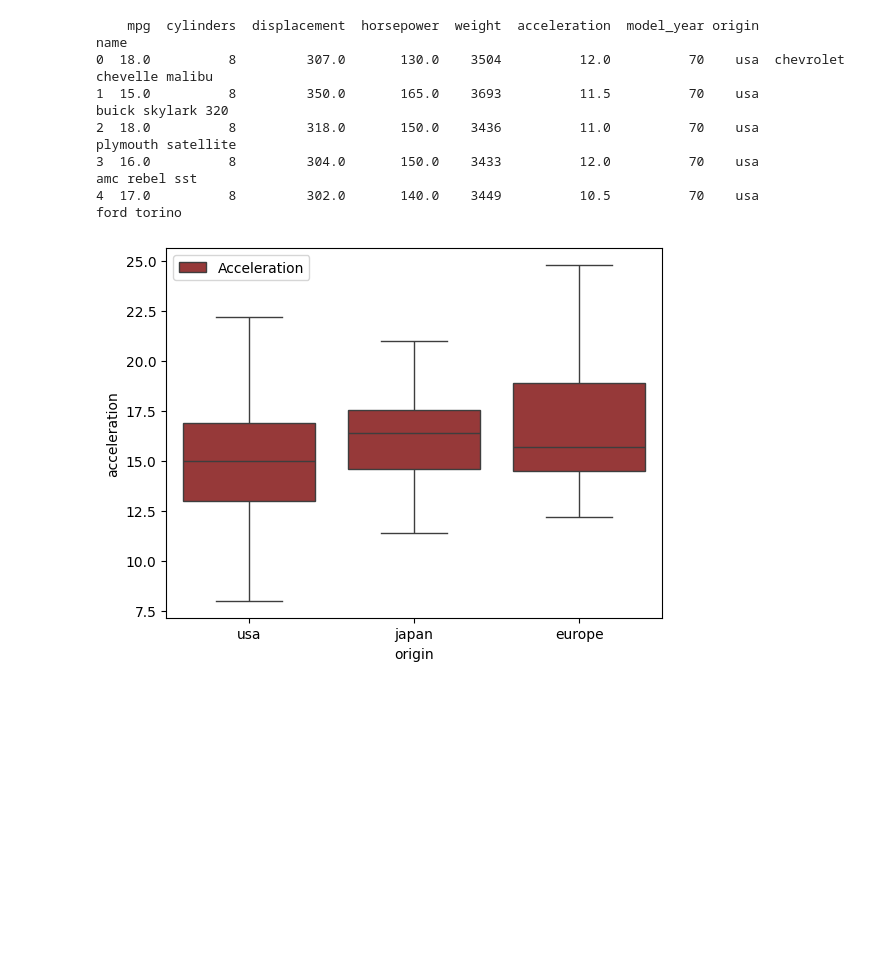
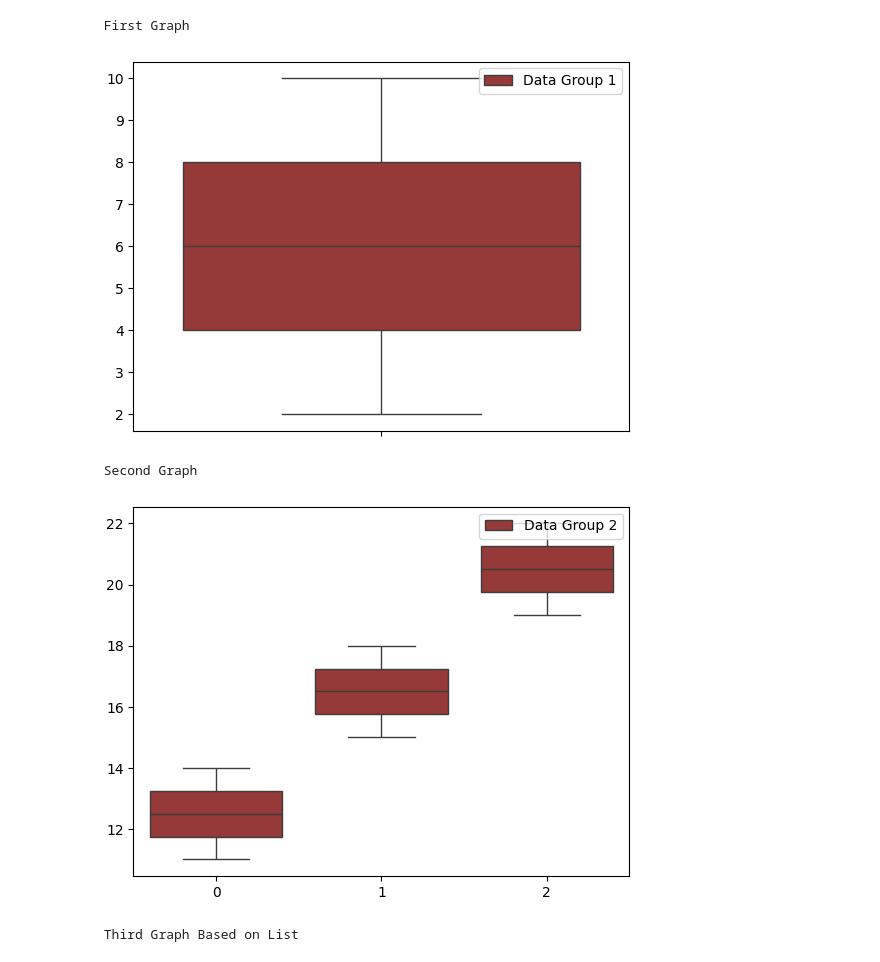
Before and after one commit to Triveni18/Python, a Jupyter notebook: Seaborn/SeabornBoxplot01.ipynb, the cells around one changed output. Drawn from its saved outputs; the diff is of its cells as text; code cells hidden in the pictures; blank space fills up the shorter version.

```diff
--- a/Seaborn/SeabornBoxplot01.ipynb
+++ b/Seaborn/SeabornBoxplot01.ipynb
@@ -1,25 +1,33 @@
 # %% [markdown]
 <a href="https://colab.research.google.com/github/Triveni18/Python/blob/main/Seaborn/SeabornBoxplot01.ipynb" target="_parent"><img src="https://colab.research.google.com/assets/colab-badge.svg" alt="Open In Colab"/></a>
-# %%
-import pandas as pd
-import matplotlib.pyplot as plt
-import seaborn as sns
-
-pd.set_option('display.max_columns', None)
-pd.set_option('display.width', 500)
-mpg =sns.load_dataset('mpg')
-print(mpg.head())
-
-sns.boxplot(x='origin' , y='acceleration' , data=mpg , color='brown' , label='Acceleration')
-
-plt.legend()
-
-plt.show()
-# %% [output]
-    mpg  cylinders  displacement  horsepower  weight  acceleration  model_year origin                       name
-0  18.0          8         307.0       130.0    3504          12.0          70    usa  chevrolet chevelle malibu
-1  15.0          8         350.0       165.0    3693          11.5          70    usa          buick skylark 320
-2  18.0          8         318.0       150.0    3436          11.0          70    usa         plymouth satellite
-3  16.0          8         304.0       150.0    3433          12.0          70    usa              amc rebel sst
-4  17.0          8         302.0       140.0    3449          10.5          70    usa                ford torino
-[figure, removed]
+# %%
+import matplotlib.pyplot as plt
+import seaborn as sns
+
+print('\n First Graph \n')
+arr1 =[2,4,6,8,10,3,5,7,9]
+sns.boxplot(data=arr1 , color='brown', label='Data Group 1')
+plt.legend(loc='upper right')
+plt.show()
+
+print('\n Second Graph \n')
+arr2 =[[11,12,13,14],[15,16,17,18],[19,20, 21, 22]]
+sns.boxplot(data=arr2 , color='brown', label='Data Group 2')
+plt.legend(loc='upper right')
+plt.show()
+
+print('\n Third Graph Based on List \n')
+sales_data = {
+    "January": [100, 150, 200,290],
+    "February": [120, 180, 220 , 400],
+    "March": [200, 190, 250 , 450]
+}
+sns.boxplot(data=sales_data , color='brown', label='Data Group 3')
+plt.legend(loc='upper left')
+plt.show()
+# %% [output]
+ First Graph
+[figure, added]
+ Second Graph
+[figure, added]
+ Third Graph Based on List
```
Also changed, not shown: parts of 1 cell of this notebook.
